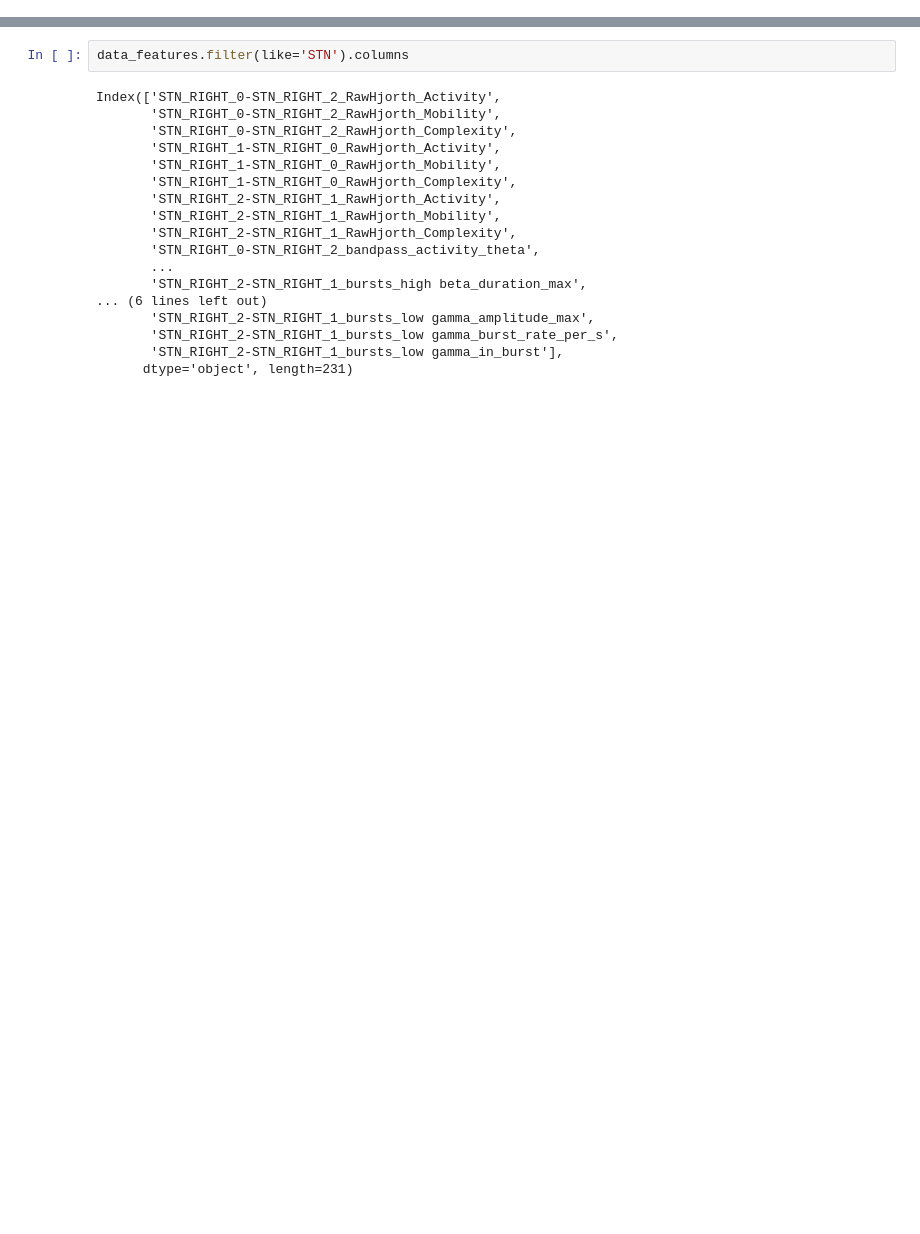
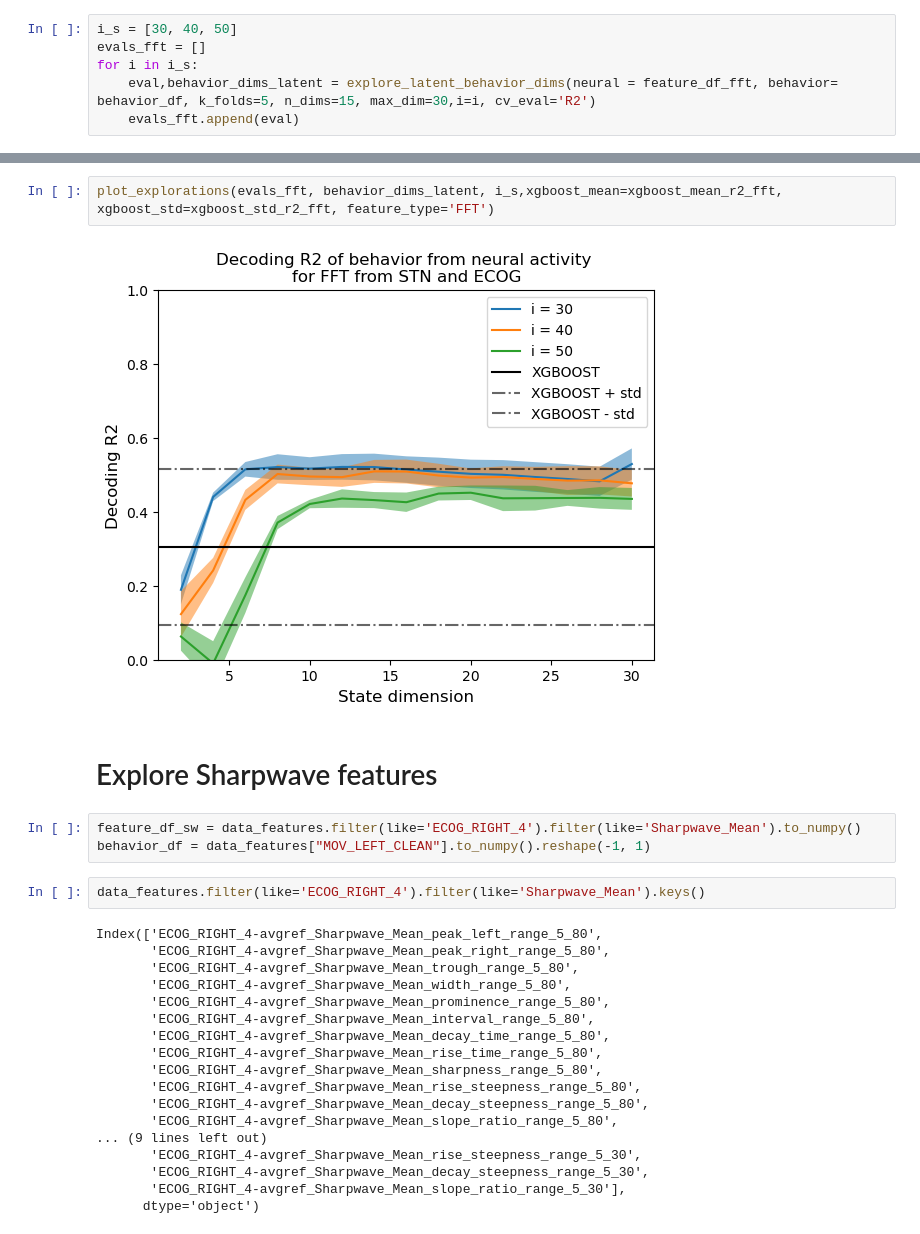
Before and after one commit to lauraflyra/BehaviorallyRelevantNeuralDynamicsWithPSID, a Jupyter notebook: src/explore_state_dimensions.ipynb, the cells around one changed output, grey strips where cells are left out. Drawn from its saved outputs; the diff is of its cells as text; blank space fills up the shorter version.

```diff
--- a/src/explore_state_dimensions.ipynb
+++ b/src/explore_state_dimensions.ipynb
@@ -87,0 +100,6 @@ plt.show()
+# %%
+i_s = [30, 40, 50]
+evals_fft = []
+for i in i_s:
+    eval,behavior_dims_latent = explore_latent_behavior_dims(neural = feature_df_fft, behavior= behavior_df, k_folds=5, n_dims=15, max_dim=30,i=i, cv_eval='R2')
+    evals_fft.append(eval)
@@ -88,20 +124,29 @@ plt.show()
+# %%
+plot_explorations(evals_fft, behavior_dims_latent, i_s,xgboost_mean=xgboost_mean_r2_fft, xgboost_std=xgboost_std_r2_fft, feature_type='FFT')
+# %% [output]
+[figure, added]
+# %% [markdown]
+# Explore Sharpwave features
+# %%
+feature_df_sw = data_features.filter(like='ECOG_RIGHT_4').filter(like='Sharpwave_Mean').to_numpy()
+behavior_df = data_features["MOV_LEFT_CLEAN"].to_numpy().reshape(-1, 1)
 # %%
-data_features.filter(like='STN').columns
+data_features.filter(like='ECOG_RIGHT_4').filter(like='Sharpwave_Mean').keys()
 # %% [output]
-Index(['STN_RIGHT_0-STN_RIGHT_2_RawHjorth_Activity',
-       'STN_RIGHT_0-STN_RIGHT_2_RawHjorth_Mobility',
-       'STN_RIGHT_0-STN_RIGHT_2_RawHjorth_Complexity',
-       'STN_RIGHT_1-STN_RIGHT_0_RawHjorth_Activity',
-       'STN_RIGHT_1-STN_RIGHT_0_RawHjorth_Mobility',
-       'STN_RIGHT_1-STN_RIGHT_0_RawHjorth_Complexity',
-       'STN_RIGHT_2-STN_RIGHT_1_RawHjorth_Activity',
-       'STN_RIGHT_2-STN_RIGHT_1_RawHjorth_Mobility',
-       'STN_RIGHT_2-STN_RIGHT_1_RawHjorth_Complexity',
-       'STN_RIGHT_0-STN_RIGHT_2_bandpass_activity_theta',
-       ...
-       'STN_RIGHT_2-STN_RIGHT_1_bursts_high beta_duration_max',
-... (6 lines left out)
-       'STN_RIGHT_2-STN_RIGHT_1_bursts_low gamma_amplitude_max',
-       'STN_RIGHT_2-STN_RIGHT_1_bursts_low gamma_burst_rate_per_s',
-       'STN_RIGHT_2-STN_RIGHT_1_bursts_low gamma_in_burst'],
-      dtype='object', length=231)
+Index(['ECOG_RIGHT_4-avgref_Sharpwave_Mean_peak_left_range_5_80',
+       'ECOG_RIGHT_4-avgref_Sharpwave_Mean_peak_right_range_5_80',
+       'ECOG_RIGHT_4-avgref_Sharpwave_Mean_trough_range_5_80',
+       'ECOG_RIGHT_4-avgref_Sharpwave_Mean_width_range_5_80',
+       'ECOG_RIGHT_4-avgref_Sharpwave_Mean_prominence_range_5_80',
+       'ECOG_RIGHT_4-avgref_Sharpwave_Mean_interval_range_5_80',
+       'ECOG_RIGHT_4-avgref_Sharpwave_Mean_decay_time_range_5_80',
+       'ECOG_RIGHT_4-avgref_Sharpwave_Mean_rise_time_range_5_80',
+       'ECOG_RIGHT_4-avgref_Sharpwave_Mean_sharpness_range_5_80',
+       'ECOG_RIGHT_4-avgref_Sharpwave_Mean_rise_steepness_range_5_80',
+       'ECOG_RIGHT_4-avgref_Sharpwave_Mean_decay_steepness_range_5_80',
+       'ECOG_RIGHT_4-avgref_Sharpwave_Mean_slope_ratio_range_5_80',
+... (9 lines left out)
+       'ECOG_RIGHT_4-avgref_Sharpwave_Mean_rise_steepness_range_5_30',
+       'ECOG_RIGHT_4-avgref_Sharpwave_Mean_decay_steepness_range_5_30',
+       'ECOG_RIGHT_4-avgref_Sharpwave_Mean_slope_ratio_range_5_30'],
+      dtype='object')
```
Also changed, not shown: parts of 25 cells of this notebook.
